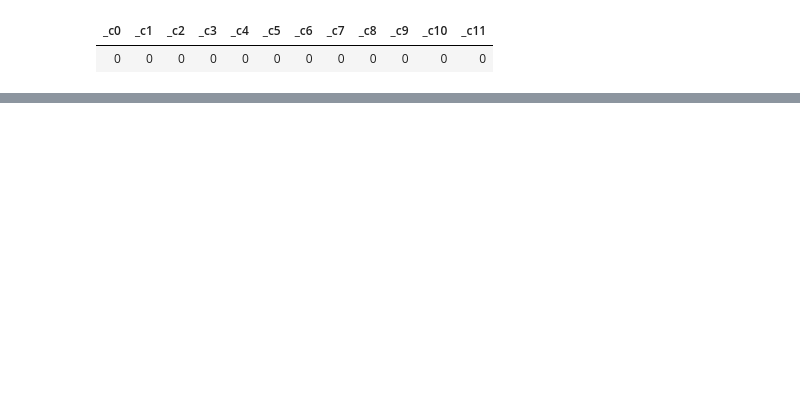
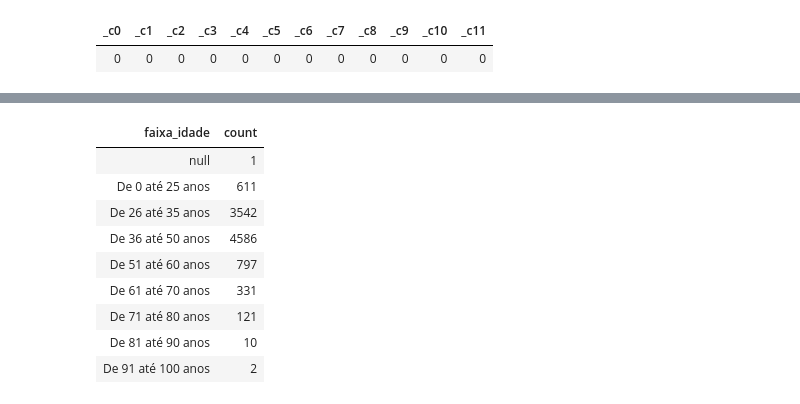
Before and after one commit to zulatopaula/MVP_CD_BankChurn, a Jupyter notebook: PZ_MVP_CD_BankChurn_DE_Final.ipynb, the cells around one changed output, grey strips where cells are left out. Cells and saved outputs as stored; diff of their text form; code cells hidden in the pictures; blank space fills up the shorter version.

```diff
--- a/PZ_MVP_CD_BankChurn_DE_Final.ipynb
+++ b/PZ_MVP_CD_BankChurn_DE_Final.ipynb
@@ -104,0 +165,31 @@ display(null_counts)
+# %%
+# Criação de uma nova coluna 'faixa_idade'
+
+dataset_spark = dataset_spark.withColumn(
+    'faixa_idade',
+    when((col('_c4') >= -100) & (col('_c4') <= 25), 'De 0 até 25 anos')
+    .when((col('_c4') > 25) & (col('_c4') <= 35), 'De 26 até 35 anos')
+    .when((col('_c4') > 35) & (col('_c4') <= 50), 'De 36 até 50 anos')
+    .when((col('_c4') > 50) & (col('_c4') <= 60), 'De 51 até 60 anos')
+    .when((col('_c4') > 60) & (col('_c4') <= 70), 'De 61 até 70 anos')
+    .when((col('_c4') > 70) & (col('_c4') <= 80), 'De 71 até 80 anos')
+    .when((col('_c4') > 80) & (col('_c4') <= 90), 'De 81 até 90 anos')
+    .when((col('_c4') > 90) & (col('_c4') <= 100), 'De 91 até 100 anos')
+    .when((col('_c4') > 100), 'Maior que 100 anos')
+    .otherwise(None) # For ages outside the specified bins
+)
+
+faixa_idade_counts = dataset_spark.groupBy('faixa_idade').count().orderBy(col('faixa_idade').asc())
+
+display(faixa_idade_counts)
+# %% [output]
+| faixa_idade | count |
+| null | 1 |
+| De 0 até 25 anos | 611 |
+| De 26 até 35 anos | 3542 |
+| De 36 até 50 anos | 4586 |
+| De 51 até 60 anos | 797 |
+| De 61 até 70 anos | 331 |
+| De 71 até 80 anos | 121 |
+| De 81 até 90 anos | 10 |
+| De 91 até 100 anos | 2 |
```
Also changed, not shown: parts of 14 cells of this notebook.
